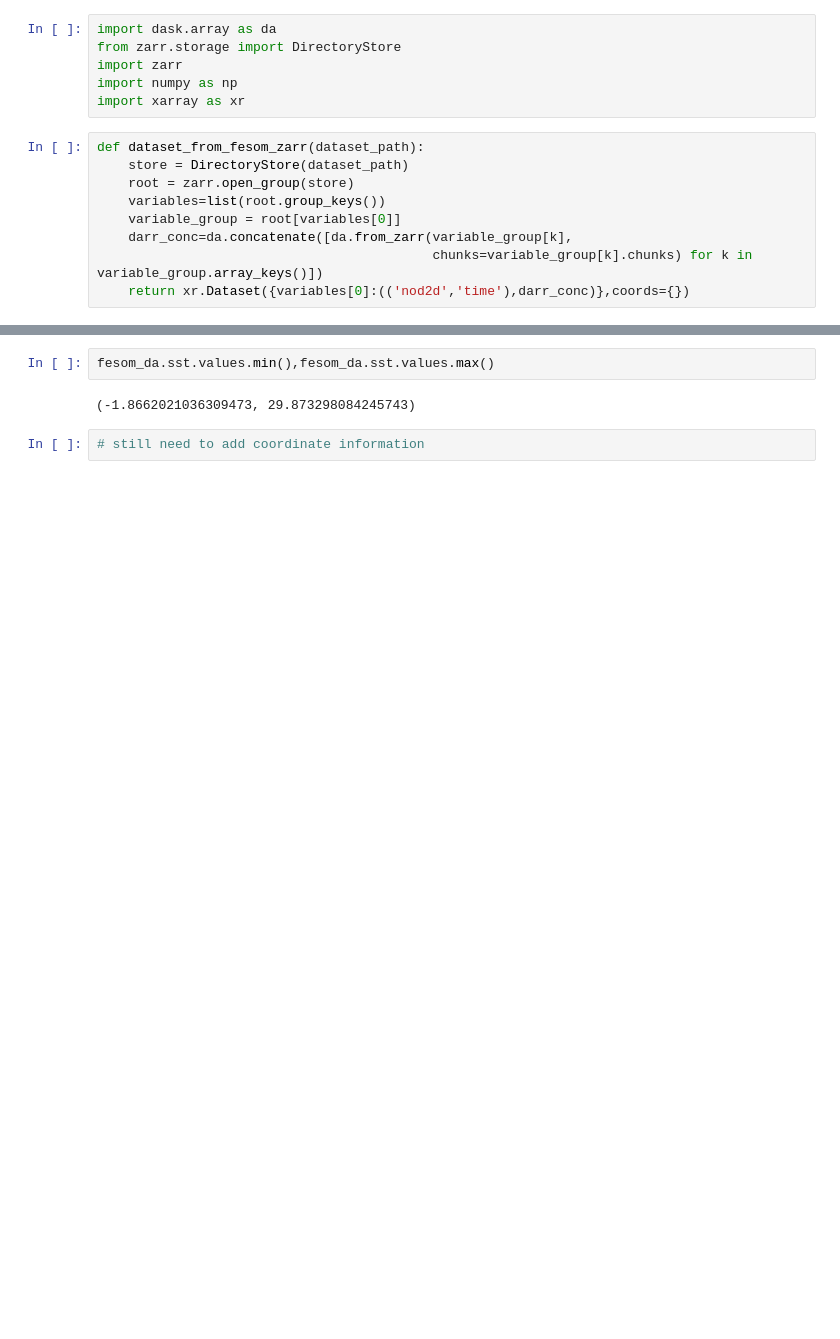
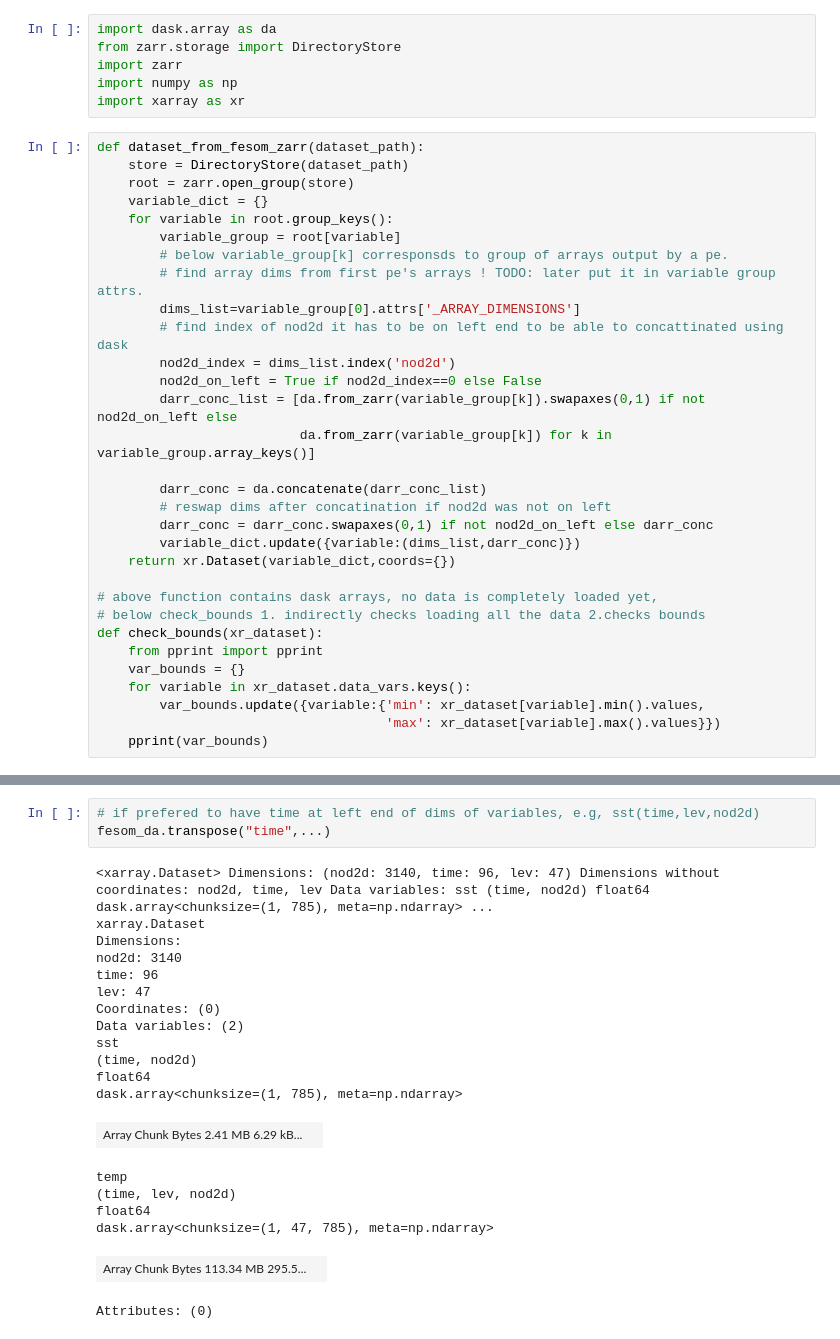
Before and after one commit to FESOM/fesom2, a Jupyter notebook: results/zarr-fesom.ipynb, the cells around one changed output, grey strips where cells are left out. Cells and saved outputs as stored; diff of their text form; blank space fills up the shorter version.

Commit message:
add reading and testing zarr-io dataset script for 2d and 3d variables

```diff
--- a/results/zarr-fesom.ipynb
+++ b/results/zarr-fesom.ipynb
@@ -4,15 +4,37 @@ from zarr.storage import DirectoryStore
 import zarr
 import numpy as np
 import xarray as xr
-# %%
-def dataset_from_fesom_zarr(dataset_path):
-    store = DirectoryStore(dataset_path)
-    root = zarr.open_group(store)
-    variables=list(root.group_keys())
-    variable_group = root[variables[0]]
-    darr_conc=da.concatenate([da.from_zarr(variable_group[k],
-                                           chunks=variable_group[k].chunks) for k in variable_group.array_keys()])
-    return xr.Dataset({variables[0]:(('nod2d','time'),darr_conc)},coords={})
+# %%
+def dataset_from_fesom_zarr(dataset_path):
+    store = DirectoryStore(dataset_path)
+    root = zarr.open_group(store)
+    variable_dict = {}
+    for variable in root.group_keys():
+        variable_group = root[variable]
+        # below variable_group[k] corresponsds to group of arrays output by a pe.
+        # find array dims from first pe's arrays ! TODO: later put it in variable group attrs.
+        dims_list=variable_group[0].attrs['_ARRAY_DIMENSIONS']
+        # find index of nod2d it has to be on left end to be able to concattinated using dask
+        nod2d_index = dims_list.index('nod2d')
+        nod2d_on_left = True if nod2d_index==0 else False
+        darr_conc_list = [da.from_zarr(variable_group[k]).swapaxes(0,1) if not nod2d_on_left else
+                          da.from_zarr(variable_group[k]) for k in variable_group.array_keys()]
+
+        darr_conc = da.concatenate(darr_conc_list)
+        # reswap dims after concatination if nod2d was not on left
+        darr_conc = darr_conc.swapaxes(0,1) if not nod2d_on_left else darr_conc
+        variable_dict.update({variable:(dims_list,darr_conc)})
+    return xr.Dataset(variable_dict,coords={})
+
+# above function contains dask arrays, no data is completely loaded yet,
+# below check_bounds 1. indirectly checks loading all the data 2.checks bounds
+def check_bounds(xr_dataset):
+    from pprint import pprint
+    var_bounds = {}
+    for variable in xr_dataset.data_vars.keys():
+        var_bounds.update({variable:{'min': xr_dataset[variable].min().values,
+                                     'max': xr_dataset[variable].max().values}})
+    pprint(var_bounds)
 # %%
 fesom_da=dataset_from_fesom_zarr('test2.zarr')
 fesom_da
@@ -43,6 +61,23 @@ array([[-1.72099914, -1.720873  , -1.72075092, ..., -1.71767671,
-# %%
-fesom_da.sst.values.min(),fesom_da.sst.values.max()
-# %% [output]
-(-1.8662021036309473, 29.873298084245743)
-# %%
-# still need to add coordinate information
+# %%
+# if prefered to have time at left end of dims of variables, e.g, sst(time,lev,nod2d)
+fesom_da.transpose("time",...)
+# %% [output]
+<xarray.Dataset> Dimensions: (nod2d: 3140, time: 96, lev: 47) Dimensions without coordinates: nod2d, time, lev Data variables: sst (time, nod2d) float64 dask.array<chunksize=(1, 785), meta=np.ndarray> ...
+xarray.Dataset
+Dimensions:
+nod2d: 3140
+time: 96
+lev: 47
+Coordinates: (0)
+Data variables: (2)
+sst
+(time, nod2d)
+float64
+dask.array<chunksize=(1, 785), meta=np.ndarray>
+| Array Chunk Bytes 2.41 MB 6.29 kB... |  |
+temp
+(time, lev, nod2d)
+float64
+dask.array<chunksize=(1, 47, 785), meta=np.ndarray>
+| Array Chunk Bytes 113.34 MB 295.5... |  |
+Attributes: (0)
```
Also changed, not shown: parts of 5 cells of this notebook, 1 other file.
